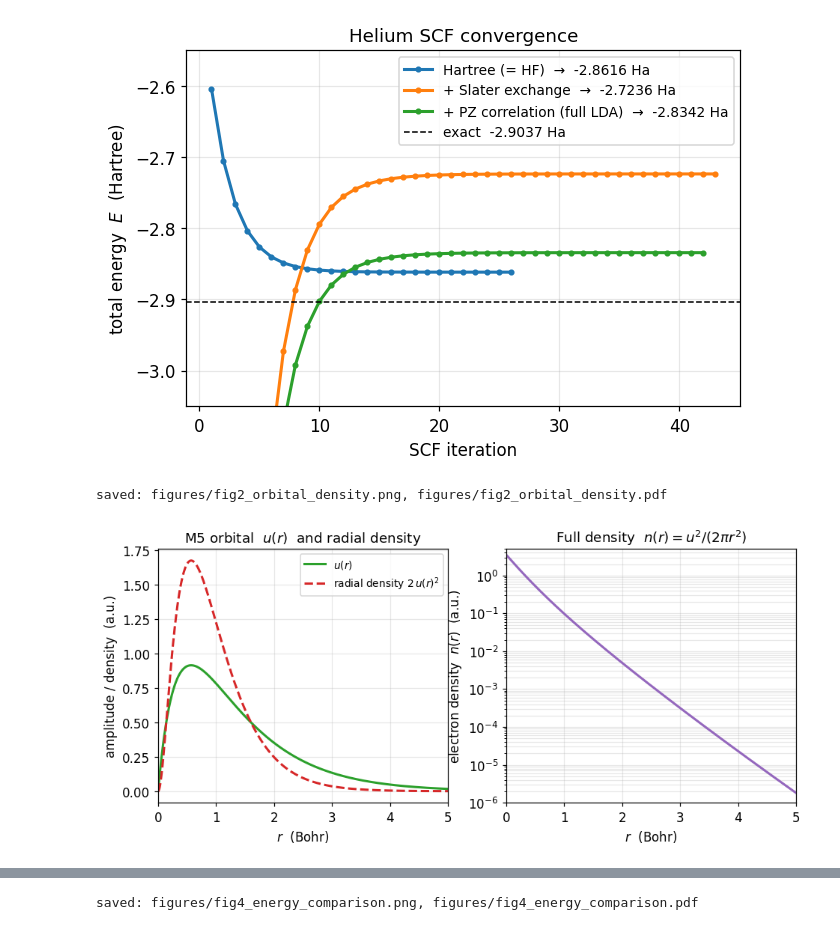
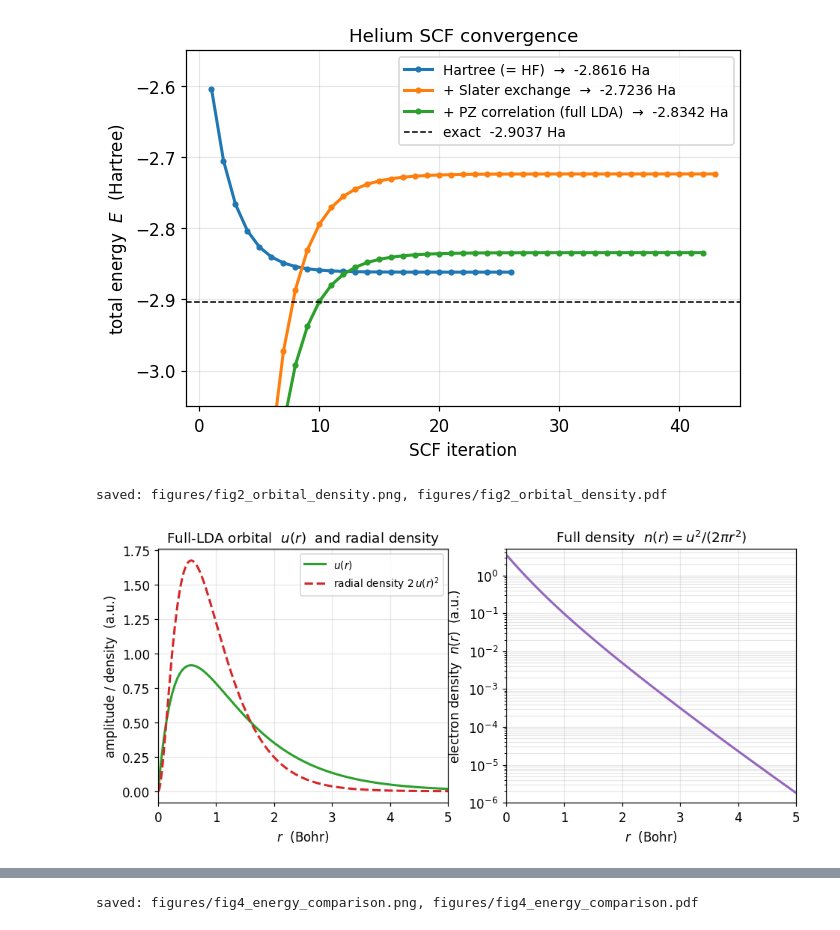
Before and after one commit to ddsyasas/dft-helium, a Jupyter notebook: helium_dft.ipynb, the cells around one changed output, grey strips where cells are left out. Saved outputs shown, nothing was run; the diff lists cells and outputs as text; code cells hidden in the pictures.

```diff
--- a/helium_dft.ipynb
+++ b/helium_dft.ipynb
@@ -714,37 +714,37 @@ plt.show()
 saved: figures/fig1_scf_convergence.png, figures/fig1_scf_convergence.pdf
 [figure]
 # %%
-# FIGURE 2 — the converged full-LDA (M5) orbital and the electron density.
+# FIGURE 2 — the converged full-LDA orbital and the electron density.
 # Left:  u(r), the radial wavefunction (u = r R), and the radial probability
 #        density 2 u^2 (the chance of finding an electron between r and r+dr,
 #        times the 2 electrons; integrates to 2).
 # Right: n(r) = u^2 / (2 pi r^2), the full 3-D electron number density, which is
 #        what the LDA functionals actually see.
 u5 = scf_xc["u"]
 n5 = u5**2 / (2.0 * np.pi * r**2)
 
 fig2, (axL, axR) = plt.subplots(1, 2, figsize=(10, 4.0))
 
 axL.plot(r, u5, color="C2", label=r"$u(r)$")
 axL.plot(r, 2.0 * u5**2, color="C3", ls="--", label=r"radial density $2\,u(r)^2$")
 axL.set_xlim(0, 5)
 axL.set_xlabel(r"$r$  (Bohr)")
 axL.set_ylabel("amplitude / density  (a.u.)")
-axL.set_title("M5 orbital  $u(r)$  and radial density")
+axL.set_title("Full-LDA orbital  $u(r)$  and radial density")
 axL.legend()
 axL.grid(alpha=0.3)
 
 axR.semilogy(r, n5, color="C4")
 axR.set_xlim(0, 5)
 axR.set_ylim(1e-6, 5)
 axR.set_xlabel(r"$r$  (Bohr)")
 axR.set_ylabel(r"electron density  $n(r)$  (a.u.)")
 axR.set_title(r"Full density  $n(r)=u^2/(2\pi r^2)$")
 axR.grid(alpha=0.3, which="both")
 
 save_fig(fig2, "fig2_orbital_density")
 plt.show()
 # %% [output]
 saved: figures/fig2_orbital_density.png, figures/fig2_orbital_density.pdf
-[figure, old version]
+[figure, new version]
 # %%
```
Also changed, not shown: parts of 2 cells of this notebook, 4 other files.
